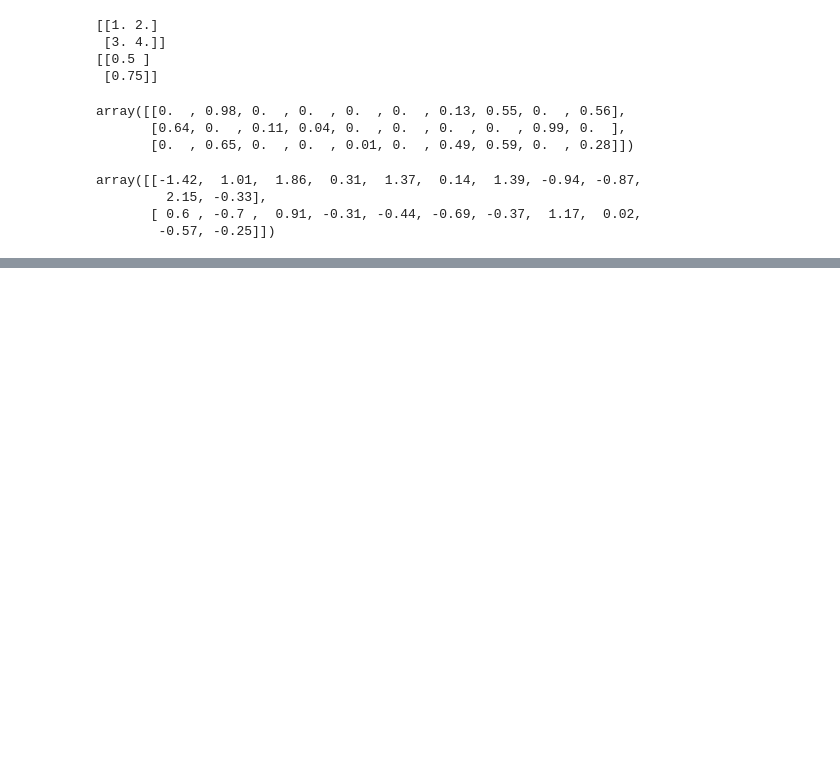
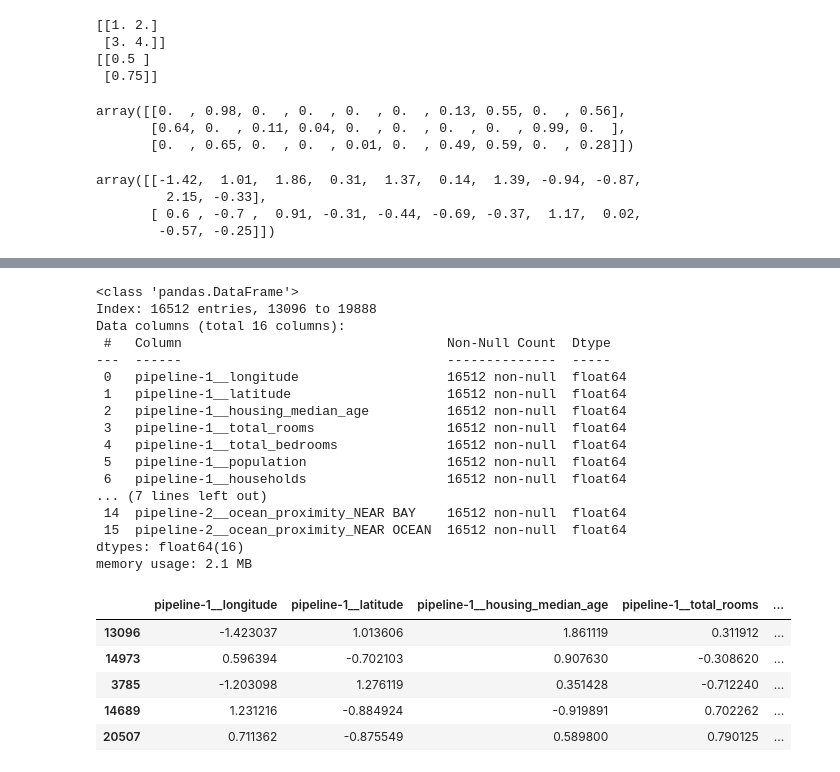
Before and after one commit to atamez6/housing_prediction, a Jupyter notebook: 02.ipynb, the cells around one changed output, grey strips where cells are left out. Cells and saved outputs as stored; diff of their text form; code cells hidden in the pictures; blank space fills up the shorter version.

Commit message:
pipeline y preprocessing

```diff
--- a/02.ipynb
+++ b/02.ipynb
@@ -611,0 +640,50 @@ df_housing_num_prepared = pd.DataFrame(housing_2_num_prepared,columns=num_pipeli
+# %%
+from sklearn.compose import ColumnTransformer
+num_attributes = list(housing_2_num)
+cat_attributes = ['ocean_proximity']
+
+cat_pipeline = Pipeline([
+    ("impute",SimpleImputer(strategy="most_frequent")),
+    ("cat",OneHotEncoder(handle_unknown="ignore")),
+])
+preprocessing = ColumnTransformer([
+    ("num", num_pipeline, num_attributes),
+    ("cat", cat_pipeline, cat_attributes),
+])
+# %%
+from sklearn.compose import make_column_transformer,make_column_selector
+
+preprocessing = make_column_transformer(
+    (num_pipeline,make_column_selector(dtype_include=np.number)),
+    (cat_pipeline,make_column_selector(dtype_include=object)),
+    remainder='passthrough'
+)
+housing_2_prepared = preprocessing.fit_transform(housing_2)
+housing_2_prepared[:2].round(2)
+housing_2_prepared_df = pd.DataFrame(housing_2_prepared,columns=preprocessing.get_feature_names_out(),index=housing_2.index)
+housing_2_prepared_df.info()
+housing_2_prepared_df.head(5)
+# %% [output]
+<class 'pandas.DataFrame'>
+Index: 16512 entries, 13096 to 19888
+Data columns (total 16 columns):
+ #   Column                                  Non-Null Count  Dtype
+---  ------                                  --------------  -----
+ 0   pipeline-1__longitude                   16512 non-null  float64
+ 1   pipeline-1__latitude                    16512 non-null  float64
+ 2   pipeline-1__housing_median_age          16512 non-null  float64
+ 3   pipeline-1__total_rooms                 16512 non-null  float64
+ 4   pipeline-1__total_bedrooms              16512 non-null  float64
+ 5   pipeline-1__population                  16512 non-null  float64
+ 6   pipeline-1__households                  16512 non-null  float64
+... (7 lines left out)
+ 14  pipeline-2__ocean_proximity_NEAR BAY    16512 non-null  float64
+ 15  pipeline-2__ocean_proximity_NEAR OCEAN  16512 non-null  float64
+dtypes: float64(16)
+memory usage: 2.1 MB
+|  | pipeline-1__longitude | pipeline-1__latitude | pipeline-1__housing_median_age | pipeline-1__total_rooms | ... |
+| 13096 | -1.423037 | 1.013606 | 1.861119 | 0.311912 | ... |
+| 14973 | 0.596394 | -0.702103 | 0.907630 | -0.308620 | ... |
+| 3785 | -1.203098 | 1.276119 | 0.351428 | -0.712240 | ... |
+| 14689 | 1.231216 | -0.884924 | -0.919891 | 0.702262 | ... |
+| 20507 | 0.711362 | -0.875549 | 0.589800 | 0.790125 | ... |
```
Also changed, not shown: parts of 3 cells of this notebook, 1 other file.
